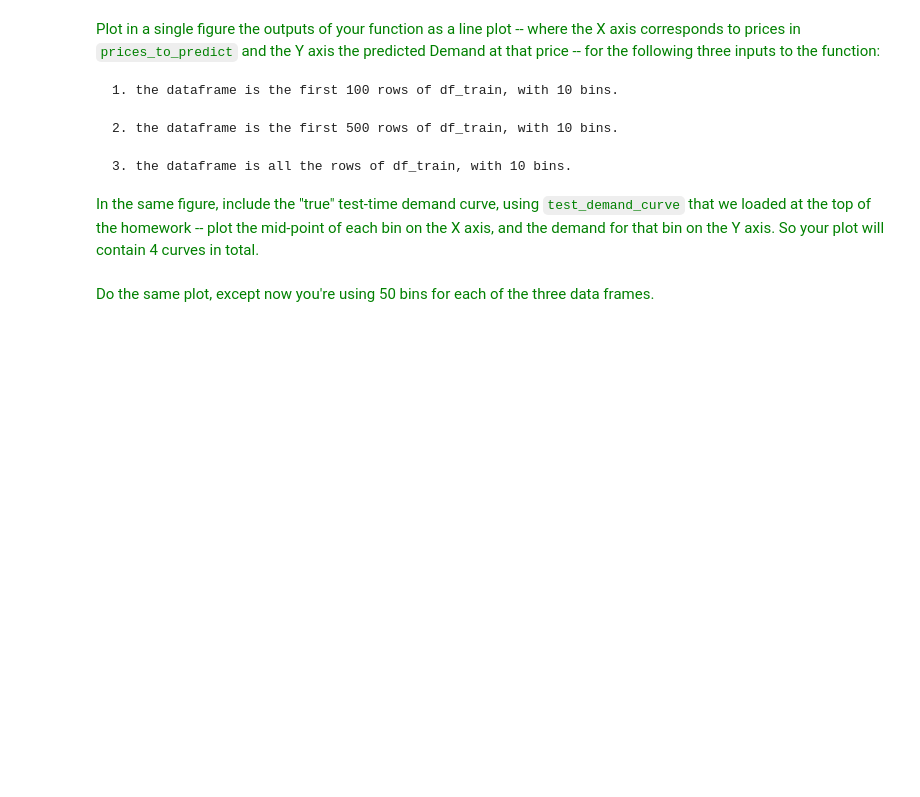
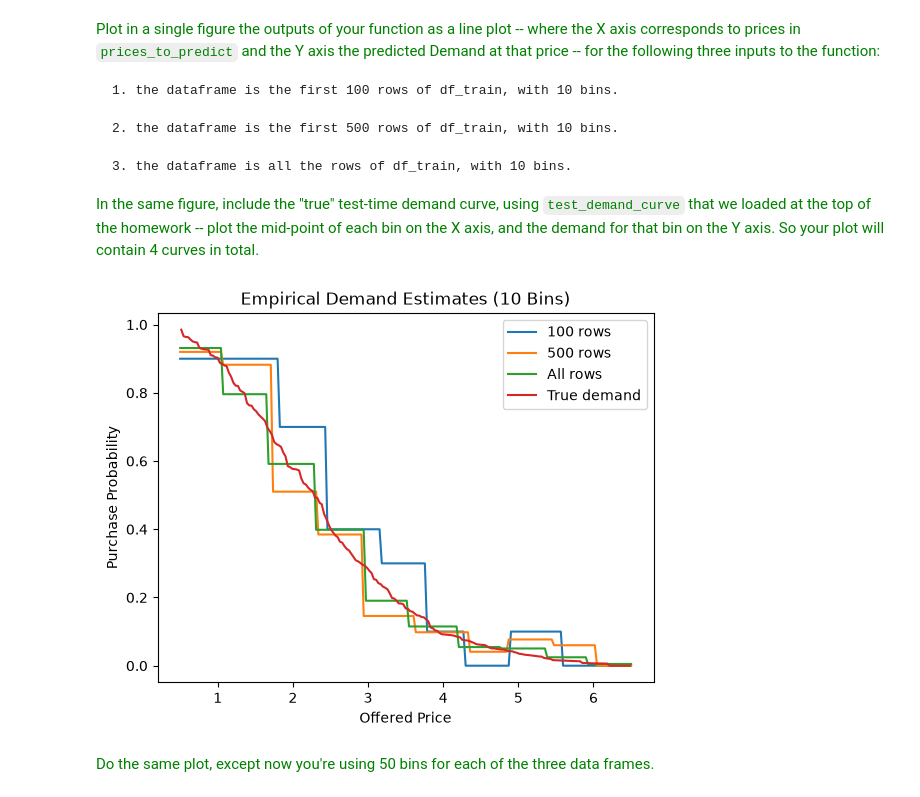
Before and after one commit to zoekrishtul/orie5355-hw3, a Jupyter notebook: HW3.ipynb, the cells around one changed output. Drawn from its saved outputs; the diff is of its cells as text; code cells hidden in the pictures; blank space fills up the shorter version.

```diff
--- a/HW3.ipynb
+++ b/HW3.ipynb
@@ -141,3 +138,13 @@ def create_empirical_estimate_demand_df(df, number_of_pricing_bins):
+# %%
+def create_empirical_estimate_demand_df(df, number_of_pricing_bins):
+    df = df.copy()
+    df['Price_bin'] = pd.qcut(df['Offered price'], number_of_pricing_bins)
+
+    empirical_df = df.groupby('Price_bin', observed=True)['Purchased'].mean()
+
+    empirical_df = empirical_df.reset_index()
+    empirical_df = empirical_df.rename(columns={'Purchased': 'Empirical Demand Estimate'})
+    return empirical_df
 # %% [markdown]
 <span style='color: green;'>Fill in the below function, that takes in a single price and your empirical df from the above function and outputs the prediction for the demand </span>$d(p)$<span style='color: green;'> at that price. For example, with 2 bins, at price = 3 the function should output 0.583417.</span>
 
@@ -158,5 +178,40 @@ prices_to_predict = np.linspace(min(df_train['Offered price']), max(df_train['Of
 
 <span style='color: green;'>In the same figure, include the "true" test-time demand curve, using `test_demand_curve` that we loaded at the top of the homework -- plot the mid-point of each bin on the X axis, and the demand for that bin on the Y axis. So your plot will contain 4 curves in total.
 </span>
+# %%
+empirical_100 = create_empirical_estimate_demand_df(df_train.iloc[:100], 10)
+empirical_500 = create_empirical_estimate_demand_df(df_train.iloc[:500], 10)
+empirical_all = create_empirical_estimate_demand_df(df_train, 10)
+
+predictions_100 = []
+
+for price in prices_to_predict:
+    prediction = get_prediction_empirical(empirical_100, price)
+    predictions_100.append(prediction)
+
+predictions_500 = []
+
+for price in prices_to_predict:
+    prediction = get_prediction_empirical(empirical_500, price)
+    predictions_500.append(prediction)
+
+predictions_all = []
+
+for price in prices_to_predict:
+    prediction = get_prediction_empirical(empirical_all, price)
+    predictions_all.append(prediction)
+# %%
+plt.plot(prices_to_predict, predictions_100, label='100 rows')
+plt.plot(prices_to_predict, predictions_500, label='500 rows')
+plt.plot(prices_to_predict, predictions_all, label='All rows')
+plt.plot(test_demand_curve['Price_bin_mid'], test_demand_curve['Demand_at_price'], label='True demand')
+
+plt.xlabel('Offered Price')
+plt.ylabel('Purchase Probability')
+plt.title('Empirical Demand Estimates (10 Bins)')
+plt.legend()
+plt.show()
+# %% [output]
+[figure, added]
 # %% [markdown]
 <span style='color: green;'>Do the same plot, except now you're using 50 bins for each of the three data frames.</span>
```
Also changed, not shown: parts of 6 cells of this notebook.
